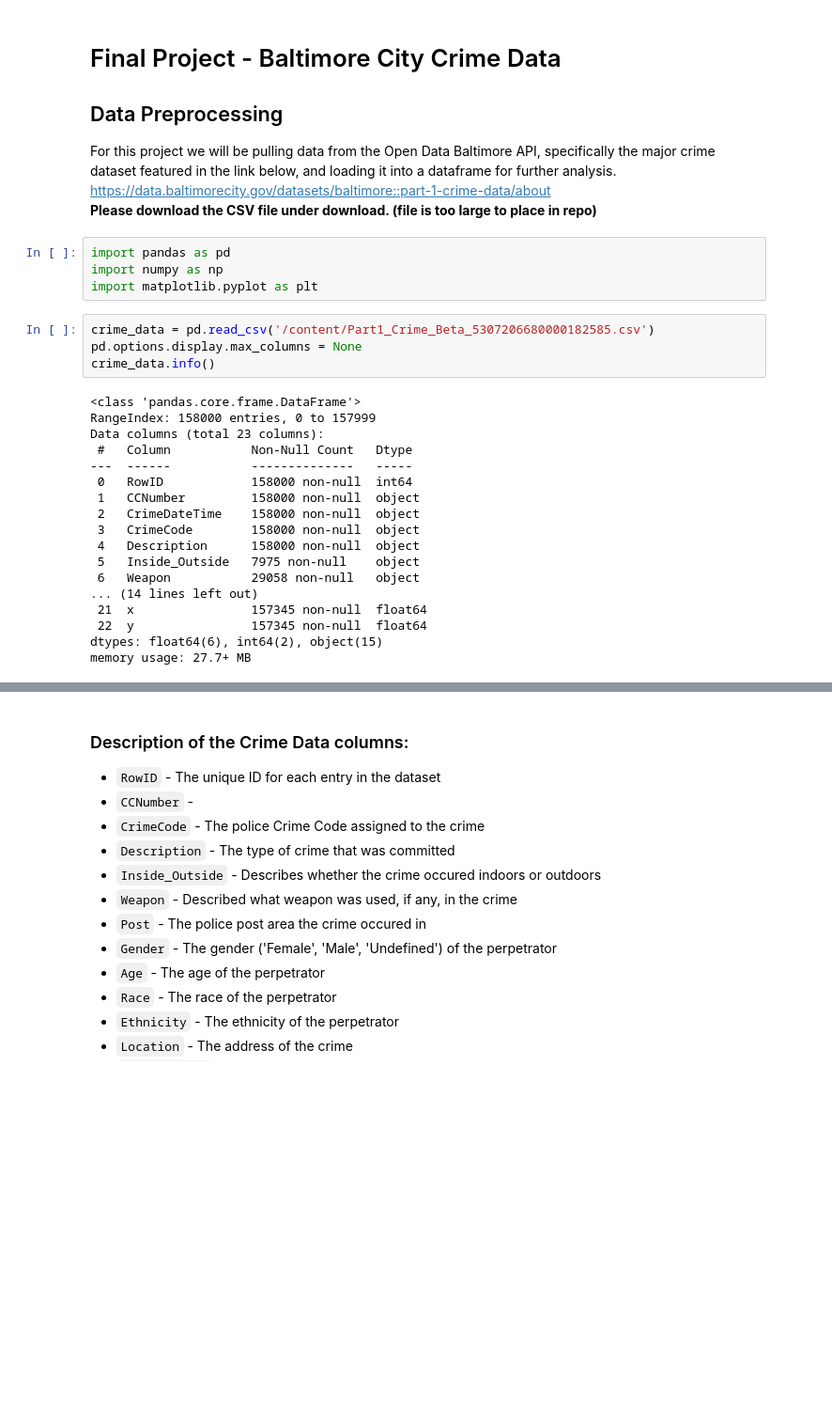
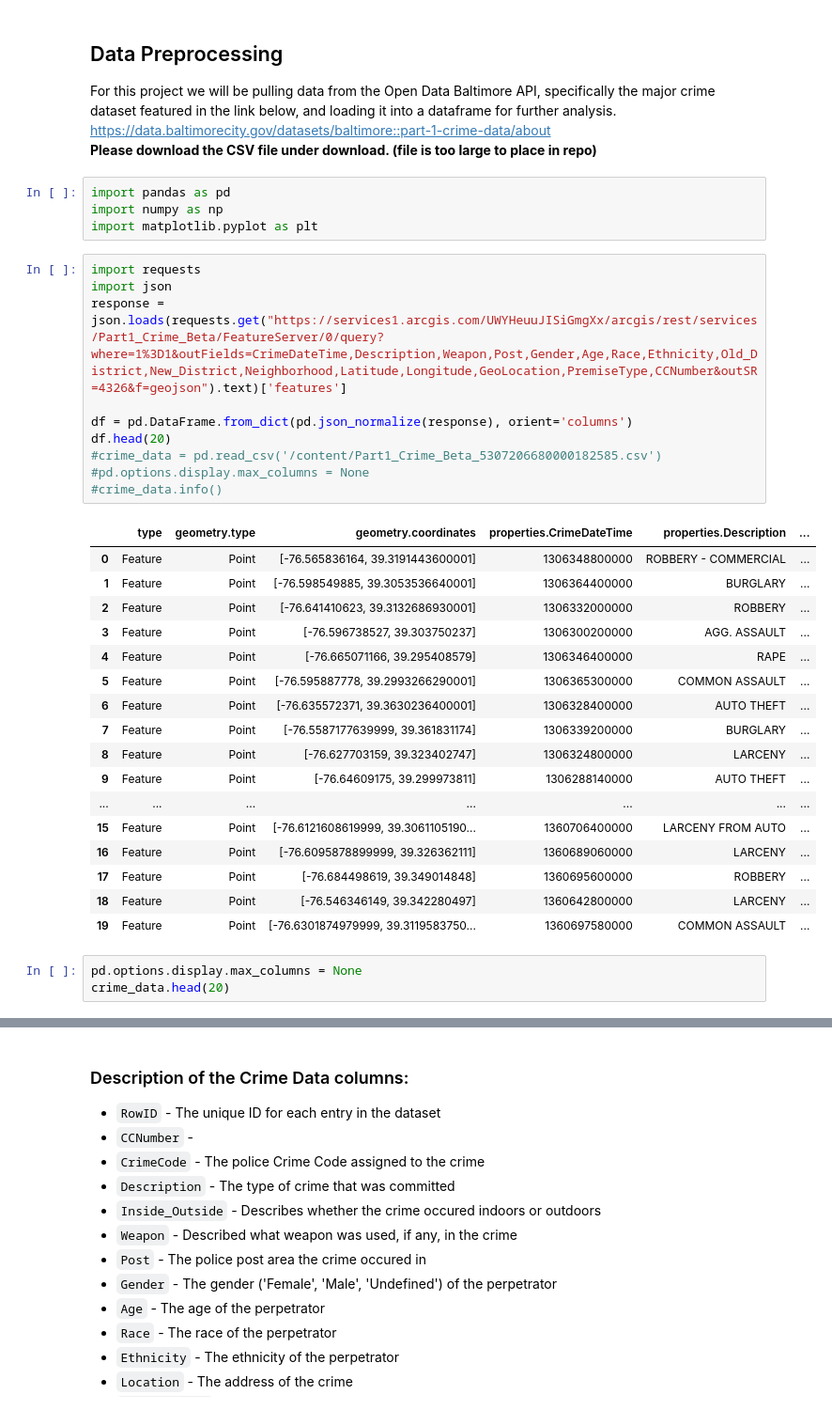
Before and after one commit to mariap13/CMSC320-FinalProject, a Jupyter notebook: CMSC320_Final_Project_MP_KRT.ipynb, the cells around one changed output, grey strips where cells are left out. Shown at 94% size. Cells and saved outputs as stored; diff of their text form; blank space fills up the shorter version.

Commit message:
Changes to intro and data preprocessing sections

```diff
--- a/CMSC320_Final_Project_MP_KRT.ipynb
+++ b/CMSC320_Final_Project_MP_KRT.ipynb
@@ -3,5 +25,4 @@
 # %% [markdown]
-# Final Project - Baltimore City Crime Data
 ## Data Preprocessing
 
 For this project we will be pulling data from the Open Data Baltimore API, specifically the major crime dataset featured in the link below, and loading it into a dataframe for further analysis.<br /> https://data.baltimorecity.gov/datasets/baltimore::part-1-crime-data/about <br> **Please download the CSV file under download. (file is too large to place in repo)**
@@ -9,25 +30,34 @@ For this project we will be pulling data from the Open Data Baltimore API, speci
 import pandas as pd
 import numpy as np
 import matplotlib.pyplot as plt
+# %%
+import requests
+import json
+response = json.loads(requests.get("https://services1.arcgis.com/UWYHeuuJISiGmgXx/arcgis/rest/services/Part1_Crime_Beta/FeatureServer/0/query?where=1%3D1&outFields=CrimeDateTime,Description,Weapon,Post,Gender,Age,Race,Ethnicity,Old_District,New_District,Neighborhood,Latitude,Longitude,GeoLocation,PremiseType,CCNumber&outSR=4326&f=geojson").text)['features']
+
+df = pd.DataFrame.from_dict(pd.json_normalize(response), orient='columns')
+df.head(20)
+#crime_data = pd.read_csv('/content/Part1_Crime_Beta_5307206680000182585.csv')
+#pd.options.display.max_columns = None
+#crime_data.info()
+# %% [output]
+|  | type | geometry.type | geometry.coordinates | properties.CrimeDateTime | properties.Description | ... |
+| 0 | Feature | Point | [-76.565836164, 39.3191443600001] | 1306348800000 | ROBBERY - COMMERCIAL | ... |
+| 1 | Feature | Point | [-76.598549885, 39.3053536640001] | 1306364400000 | BURGLARY | ... |
+| 2 | Feature | Point | [-76.641410623, 39.3132686930001] | 1306332000000 | ROBBERY | ... |
+| 3 | Feature | Point | [-76.596738527, 39.303750237] | 1306300200000 | AGG. ASSAULT | ... |
+| 4 | Feature | Point | [-76.665071166, 39.295408579] | 1306346400000 | RAPE | ... |
+| 5 | Feature | Point | [-76.595887778, 39.2993266290001] | 1306365300000 | COMMON ASSAULT | ... |
+| 6 | Feature | Point | [-76.635572371, 39.3630236400001] | 1306328400000 | AUTO THEFT | ... |
+| 7 | Feature | Point | [-76.5587177639999, 39.361831174] | 1306339200000 | BURGLARY | ... |
+| 8 | Feature | Point | [-76.627703159, 39.323402747] | 1306324800000 | LARCENY | ... |
+| 9 | Feature | Point | [-76.64609175, 39.299973811] | 1306288140000 | AUTO THEFT | ... |
+| ... | ... | ... | ... | ... | ... | ... |
+| 15 | Feature | Point | [-76.6121608619999, 39.3061105190... | 1360706400000 | LARCENY FROM AUTO | ... |
+| 16 | Feature | Point | [-76.6095878899999, 39.326362111] | 1360689060000 | LARCENY | ... |
+| 17 | Feature | Point | [-76.684498619, 39.349014848] | 1360695600000 | ROBBERY | ... |
+| 18 | Feature | Point | [-76.546346149, 39.342280497] | 1360642800000 | LARCENY | ... |
+| 19 | Feature | Point | [-76.6301874979999, 39.3119583750... | 1360697580000 | COMMON ASSAULT | ... |
 # %%
-crime_data = pd.read_csv('/content/Part1_Crime_Beta_5307206680000182585.csv')
 pd.options.display.max_columns = None
-crime_data.info()
+crime_data.head(20)
-# %% [output]
-<class 'pandas.core.frame.DataFrame'>
-RangeIndex: 158000 entries, 0 to 157999
-Data columns (total 23 columns):
- #   Column           Non-Null Count   Dtype
----  ------           --------------   -----
- 0   RowID            158000 non-null  int64
- 1   CCNumber         158000 non-null  object
- 2   CrimeDateTime    158000 non-null  object
- 3   CrimeCode        158000 non-null  object
- 4   Description      158000 non-null  object
- 5   Inside_Outside   7975 non-null    object
- 6   Weapon           29058 non-null   object
-... (14 lines left out)
- 21  x                157345 non-null  float64
- 22  y                157345 non-null  float64
-dtypes: float64(6), int64(2), object(15)
-memory usage: 27.7+ MB
```
Also changed, not shown: parts of 27 cells of this notebook.
